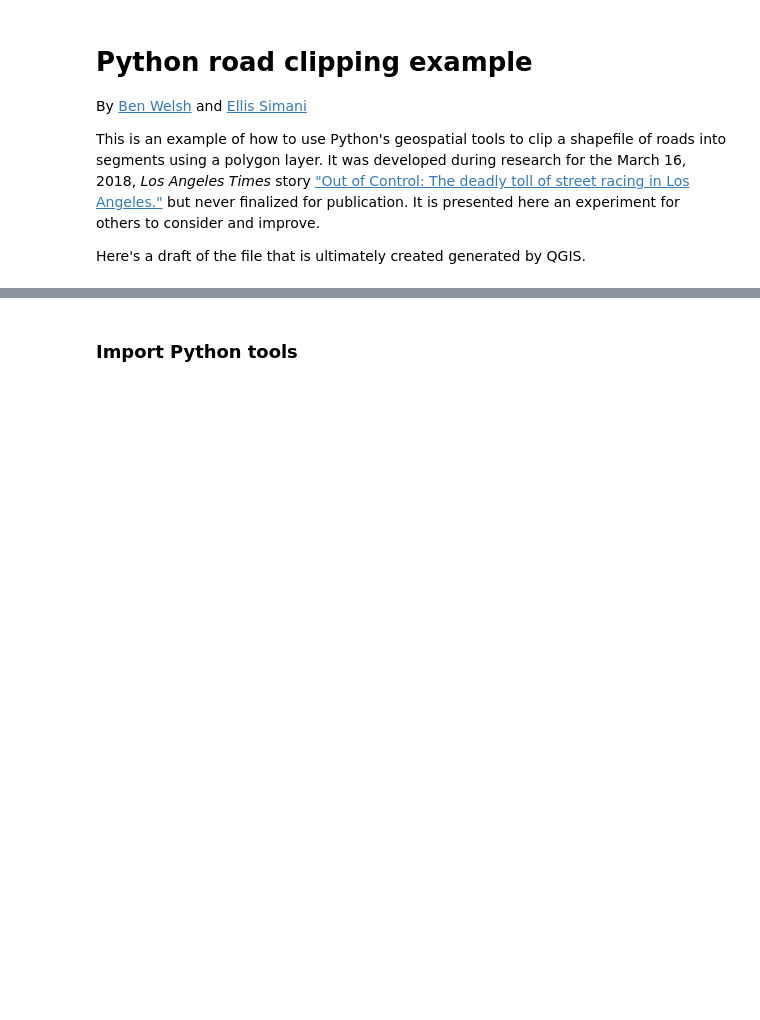
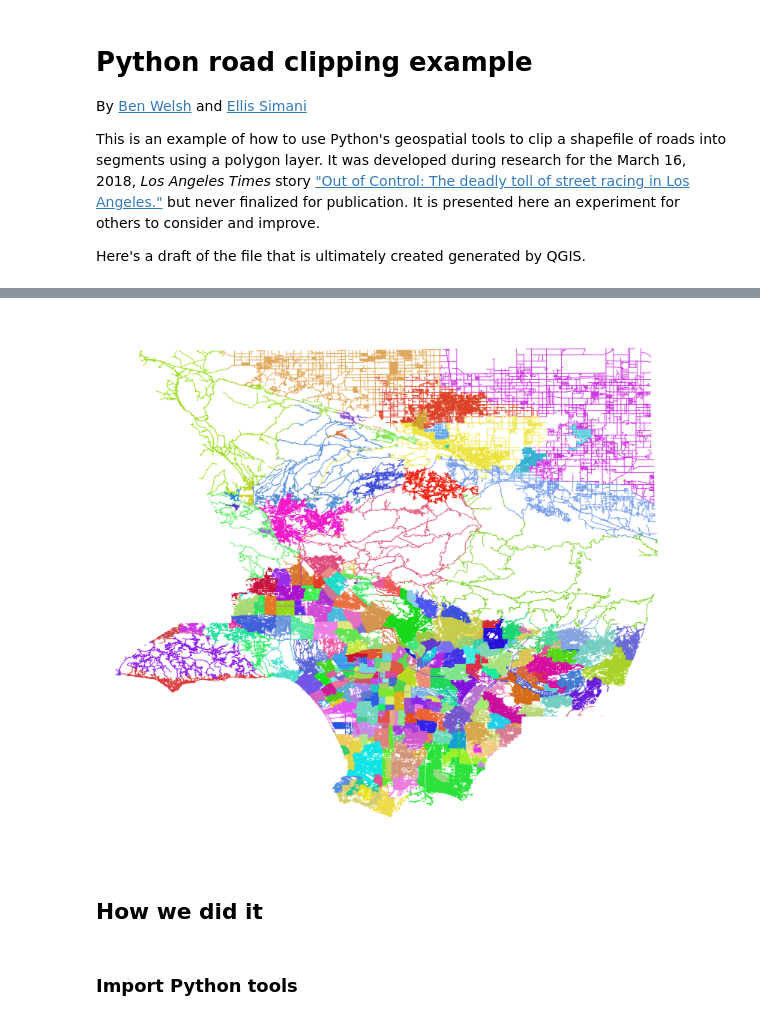
Before and after one commit to datadesk/python-road-clipping-example, a Jupyter notebook: notebook.ipynb, the cells around one changed output, grey strips where cells are left out. Cells and saved outputs as stored; diff of their text form; code cells hidden in the pictures; blank space fills up the shorter version.

Commit message:
Got image going

```diff
--- a/notebook.ipynb
+++ b/notebook.ipynb
@@ -11,3 +9,10 @@ Here's a draft of the file that is ultimately created generated by QGIS.
+# %%
+from IPython.display import Image, display
+display(Image(filename='output/example.png', embed=True, width=600))
+# %% [output]
+[figure, added]
+# %% [markdown]
+## How we did it
 # %% [markdown]
 ### Import Python tools
 # %%
```
Also changed, not shown: parts of 1 cell of this notebook.
